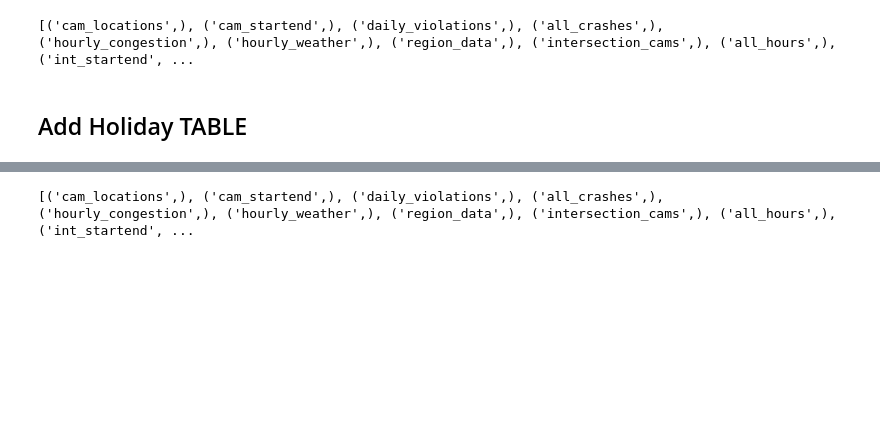
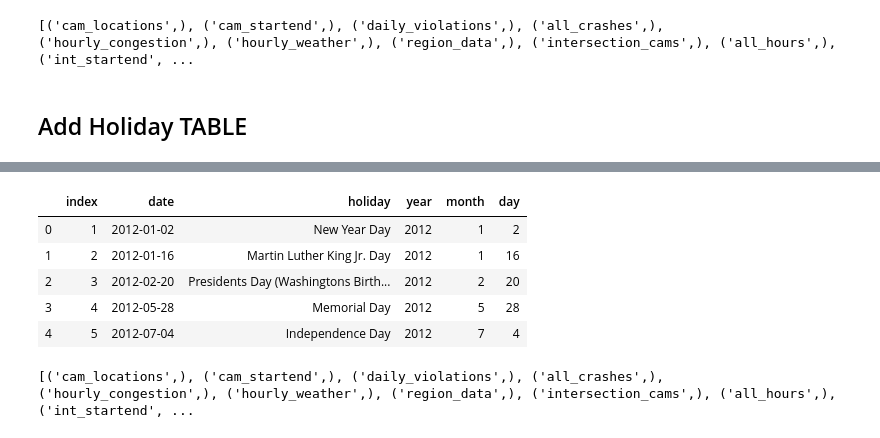
Before and after one commit to sciencelee/chicago-red-light-cameras, a Jupyter notebook: 01-build-db.ipynb, the cells around one changed output, grey strips where cells are left out. Cells and saved outputs as stored; diff of their text form; code cells hidden in the pictures; blank space fills up the shorter version.

```diff
--- a/01-build-db.ipynb
+++ b/01-build-db.ipynb
@@ -1814,3 +1814,16 @@ holiday_df.head()
+# %%
+holiday_df.date = pd.to_datetime(holiday_df.date)
+holiday_df['year'] = holiday_df.date.apply(lambda x: x.year)
+holiday_df['month'] = holiday_df.date.apply(lambda x: x.month)
+holiday_df['day'] = holiday_df.date.apply(lambda x: x.day)
+holiday_df.head()
+# %% [output]
+|  | index | date | holiday | year | month | day |
+| 0 | 1 | 2012-01-02 | New Year Day | 2012 | 1 | 2 |
+| 1 | 2 | 2012-01-16 | Martin Luther King Jr. Day | 2012 | 1 | 16 |
+| 2 | 3 | 2012-02-20 | Presidents Day (Washingtons Birth... | 2012 | 2 | 20 |
+| 3 | 4 | 2012-05-28 | Memorial Day | 2012 | 5 | 28 |
+| 4 | 5 | 2012-07-04 | Independence Day | 2012 | 7 | 4 |
 # %%
 make_table(holiday_df, 'holidays', c, conn)
 # %% [output]
```
Also changed, not shown: parts of 1 cell of this notebook, 6 other files.
